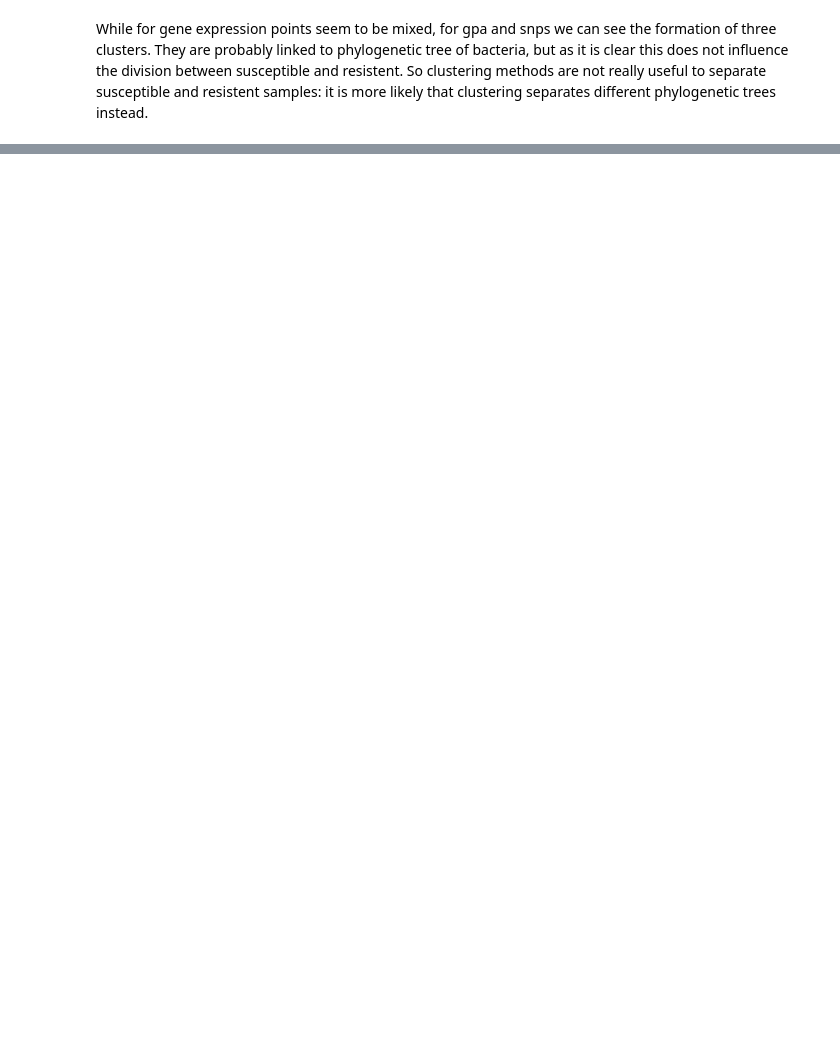
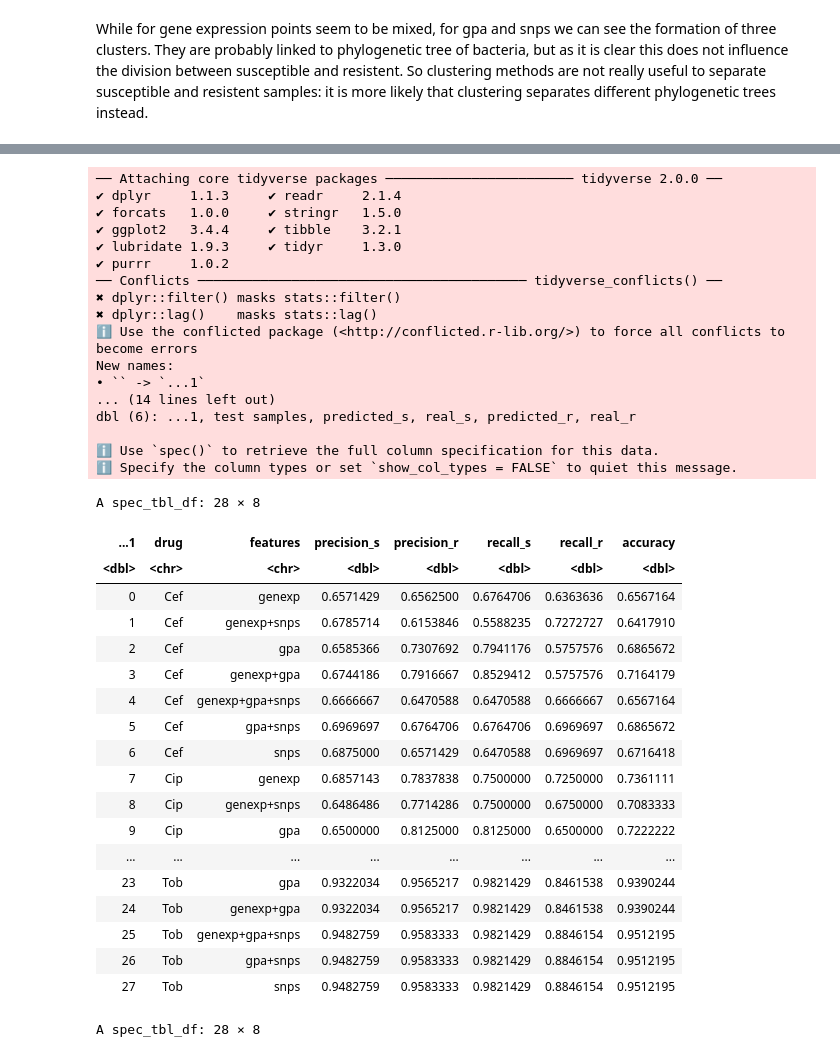
Before and after one commit to riccardo03-maker/Multiomic_integration_antimicrobial_resistance, a Jupyter notebook: r_trials.ipynb, the cells around one changed output, grey strips where cells are left out. Cells and saved outputs as stored; diff of their text form; code cells hidden in the pictures; blank space fills up the shorter version.

```diff
--- a/r_trials.ipynb
+++ b/r_trials.ipynb
@@ -312,0 +319,50 @@ While for gene expression points seem to be mixed, for gpa and snps we can see t
+# %%
+library(tidyverse)
+lda_scores <- read_csv(
+    "ml_algorithms/results/lda/lda_scores.csv"
+)
+
+lda_counts <- read_csv(
+    "ml_algorithms/results/lda/lda_counts.csv"
+)
+
+lda_scores
+lda_counts
+# %% [output]
+── Attaching core tidyverse packages ──────────────────────── tidyverse 2.0.0 ──
+✔ dplyr     1.1.3     ✔ readr     2.1.4
+✔ forcats   1.0.0     ✔ stringr   1.5.0
+✔ ggplot2   3.4.4     ✔ tibble    3.2.1
+✔ lubridate 1.9.3     ✔ tidyr     1.3.0
+✔ purrr     1.0.2
+── Conflicts ────────────────────────────────────────── tidyverse_conflicts() ──
+✖ dplyr::filter() masks stats::filter()
+✖ dplyr::lag()    masks stats::lag()
+ℹ Use the conflicted package (<http://conflicted.r-lib.org/>) to force all conflicts to become errors
+New names:
+• `` -> `...1`
+... (14 lines left out)
+dbl (6): ...1, test samples, predicted_s, real_s, predicted_r, real_r
+
+ℹ Use `spec()` to retrieve the full column specification for this data.
+ℹ Specify the column types or set `show_col_types = FALSE` to quiet this message.
+A spec_tbl_df: 28 × 8
+| ...1 | drug | features | precision_s | precision_r | recall_s | recall_r | accuracy |
+| <dbl> | <chr> | <chr> | <dbl> | <dbl> | <dbl> | <dbl> | <dbl> |
+| 0 | Cef | genexp | 0.6571429 | 0.6562500 | 0.6764706 | 0.6363636 | 0.6567164 |
+| 1 | Cef | genexp+snps | 0.6785714 | 0.6153846 | 0.5588235 | 0.7272727 | 0.6417910 |
+| 2 | Cef | gpa | 0.6585366 | 0.7307692 | 0.7941176 | 0.5757576 | 0.6865672 |
+| 3 | Cef | genexp+gpa | 0.6744186 | 0.7916667 | 0.8529412 | 0.5757576 | 0.7164179 |
+| 4 | Cef | genexp+gpa+snps | 0.6666667 | 0.6470588 | 0.6470588 | 0.6666667 | 0.6567164 |
+| 5 | Cef | gpa+snps | 0.6969697 | 0.6764706 | 0.6764706 | 0.6969697 | 0.6865672 |
+| 6 | Cef | snps | 0.6875000 | 0.6571429 | 0.6470588 | 0.6969697 | 0.6716418 |
+| 7 | Cip | genexp | 0.6857143 | 0.7837838 | 0.7500000 | 0.7250000 | 0.7361111 |
+| 8 | Cip | genexp+snps | 0.6486486 | 0.7714286 | 0.7500000 | 0.6750000 | 0.7083333 |
+| 9 | Cip | gpa | 0.6500000 | 0.8125000 | 0.8125000 | 0.6500000 | 0.7222222 |
+| ... | ... | ... | ... | ... | ... | ... | ... |
+| 23 | Tob | gpa | 0.9322034 | 0.9565217 | 0.9821429 | 0.8461538 | 0.9390244 |
+| 24 | Tob | genexp+gpa | 0.9322034 | 0.9565217 | 0.9821429 | 0.8461538 | 0.9390244 |
+| 25 | Tob | genexp+gpa+snps | 0.9482759 | 0.9583333 | 0.9821429 | 0.8846154 | 0.9512195 |
+| 26 | Tob | gpa+snps | 0.9482759 | 0.9583333 | 0.9821429 | 0.8846154 | 0.9512195 |
+| 27 | Tob | snps | 0.9482759 | 0.9583333 | 0.9821429 | 0.8846154 | 0.9512195 |
+A spec_tbl_df: 28 × 8
```
Also changed, not shown: parts of 6 cells of this notebook, 5 other files.
